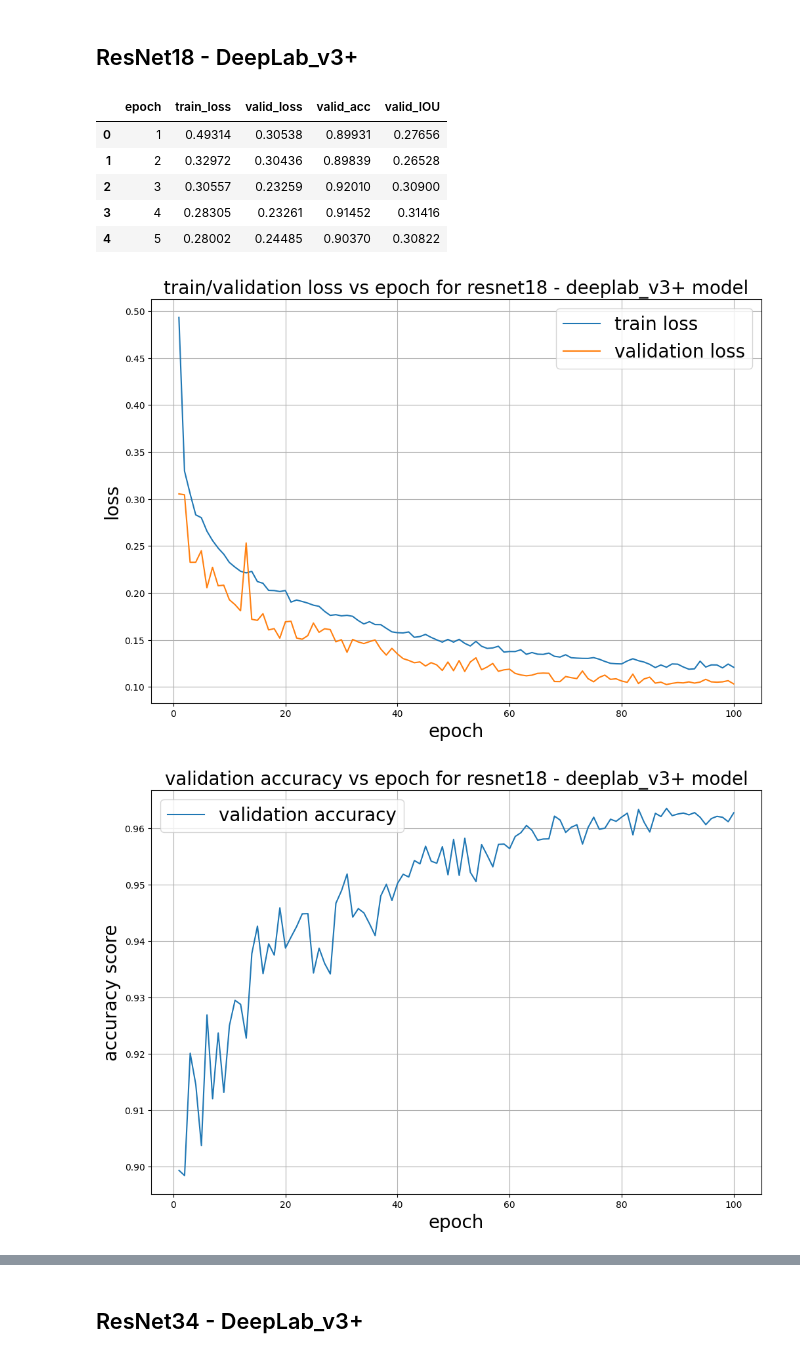
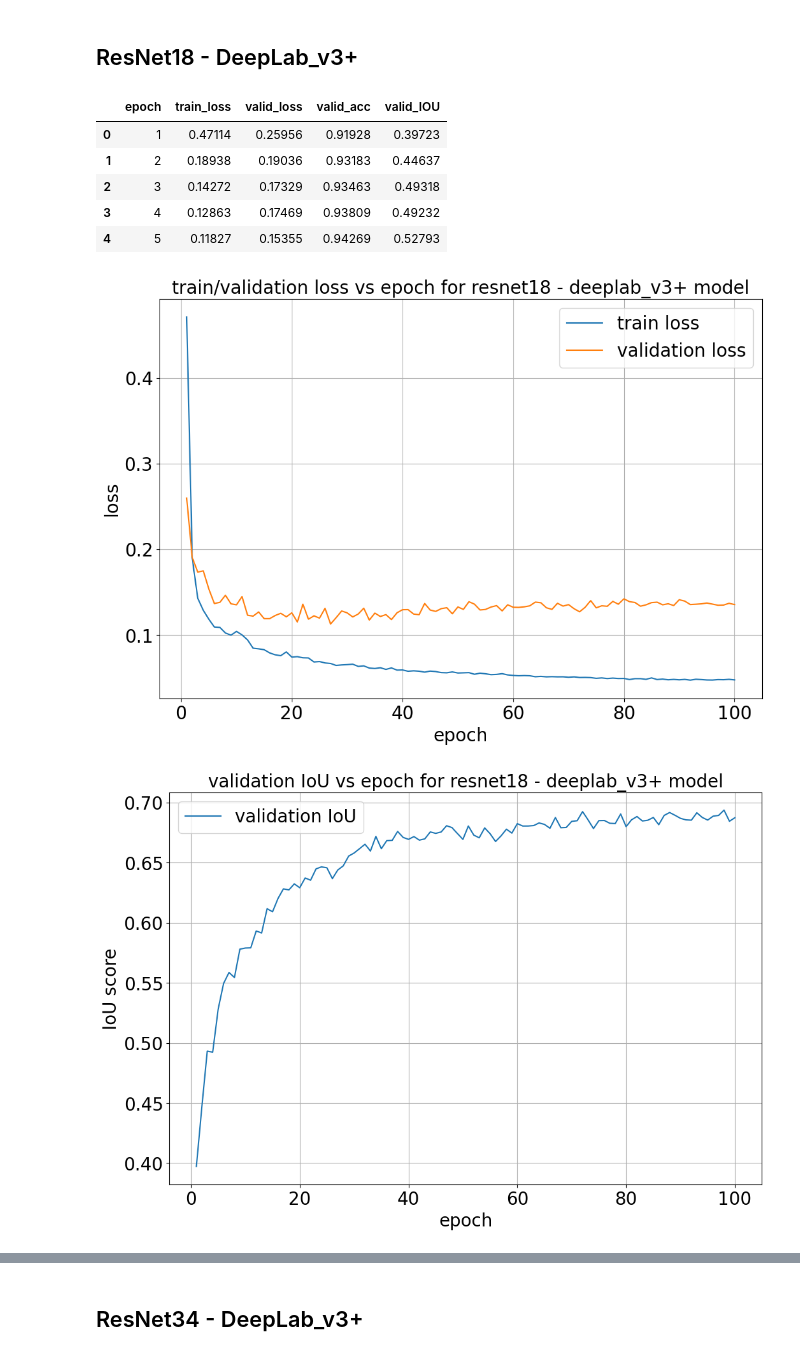
Before and after one commit to AbhishekRS4/HTSM_Oil_Spill_Segmentation, a Jupyter notebook: src/plot_graphs.ipynb, the cells around one changed output, grey strips where cells are left out. Cells and saved outputs as stored; diff of their text form; code cells hidden in the pictures.

```diff
--- a/src/plot_graphs.ipynb
+++ b/src/plot_graphs.ipynb
@@ -4,9 +4,9 @@ import numpy as np
 import pandas as pd
 import matplotlib.pyplot as plt
 # %%
-dir_results = "../../patch_padding/"
+dir_results = "../../resnet_patch_padding_sgd/"
 # %%
-df_resnet_18 = pd.read_csv(os.path.join(dir_results, "resnet_18_deeplab_v3+/train_metrics.csv"))
-df_resnet_34 = pd.read_csv(os.path.join(dir_results, "resnet_34_deeplab_v3+/train_metrics.csv"))
-df_resnet_50 = pd.read_csv(os.path.join(dir_results, "resnet_50_deeplab_v3+/train_metrics.csv"))
-df_resnet_101 = pd.read_csv(os.path.join(dir_results, "resnet_101_deeplab_v3+/train_metrics.csv"))
+df_resnet_18 = pd.read_csv(os.path.join(dir_results, "fold_1/resnet_18_deeplab_v3+/train_metrics.csv"))
+df_resnet_34 = pd.read_csv(os.path.join(dir_results, "fold_3/resnet_34_deeplab_v3+/train_metrics.csv"))
+df_resnet_50 = pd.read_csv(os.path.join(dir_results, "fold_5/resnet_50_deeplab_v3+/train_metrics.csv"))
+df_resnet_101 = pd.read_csv(os.path.join(dir_results, "fold_4/resnet_101_deeplab_v3+/train_metrics.csv"))
@@ -19,11 +21,11 @@ df_effnet_v2_m = pd.read_csv(os.path.join(dir_results, "efficientnet_v2_m_deepla
 df_resnet_18.head()
 # %% [output]
 |  | epoch | train_loss | valid_loss | valid_acc | valid_IOU |
-| 0 | 1 | 0.49314 | 0.30538 | 0.89931 | 0.27656 |
-| 1 | 2 | 0.32972 | 0.30436 | 0.89839 | 0.26528 |
-| 2 | 3 | 0.30557 | 0.23259 | 0.92010 | 0.30900 |
-| 3 | 4 | 0.28305 | 0.23261 | 0.91452 | 0.31416 |
-| 4 | 5 | 0.28002 | 0.24485 | 0.90370 | 0.30822 |
+| 0 | 1 | 0.47114 | 0.25956 | 0.91928 | 0.39723 |
+| 1 | 2 | 0.18938 | 0.19036 | 0.93183 | 0.44637 |
+| 2 | 3 | 0.14272 | 0.17329 | 0.93463 | 0.49318 |
+| 3 | 4 | 0.12863 | 0.17469 | 0.93809 | 0.49232 |
+| 4 | 5 | 0.11827 | 0.15355 | 0.94269 | 0.52793 |
 # %%
 fig = plt.figure(figsize=(12, 8))
 plt.plot(np.arange(1, df_resnet_18.shape[0]+1), df_resnet_18.train_loss, label="train loss")
@@ -31,19 +33,23 @@ plt.plot(np.arange(1, df_resnet_18.shape[0]+1), df_resnet_18.valid_loss, label="
 plt.title("train/validation loss vs epoch for resnet18 - deeplab_v3+ model", fontsize=20)
 plt.xlabel("epoch", fontsize=20)
 plt.ylabel("loss", fontsize=20)
+plt.xticks(fontsize=20)
+plt.yticks(fontsize=20)
 plt.legend(fontsize=20)
 plt.grid()
 fig.show()
 # %% [output]
-[figure, old version]
+[figure, new version]
 # %%
 fig = plt.figure(figsize=(12, 8))
-plt.plot(np.arange(1, df_resnet_18.shape[0]+1), df_resnet_18.valid_acc, label="validation accuracy")
-plt.title("validation accuracy vs epoch for resnet18 - deeplab_v3+ model", fontsize=20)
+plt.plot(np.arange(1, df_resnet_18.shape[0]+1), df_resnet_18.valid_IOU, label="validation IoU")
+plt.title("validation IoU vs epoch for resnet18 - deeplab_v3+ model", fontsize=20)
 plt.xlabel("epoch", fontsize=20)
-plt.ylabel("accuracy score", fontsize=20)
+plt.ylabel("IoU score", fontsize=20)
+plt.xticks(fontsize=20)
+plt.yticks(fontsize=20)
 plt.legend(fontsize=20)
 plt.grid()
 fig.show()
 # %% [output]
-[figure, old version]
+[figure, new version]
```
Also changed, not shown: parts of 18 cells of this notebook.
